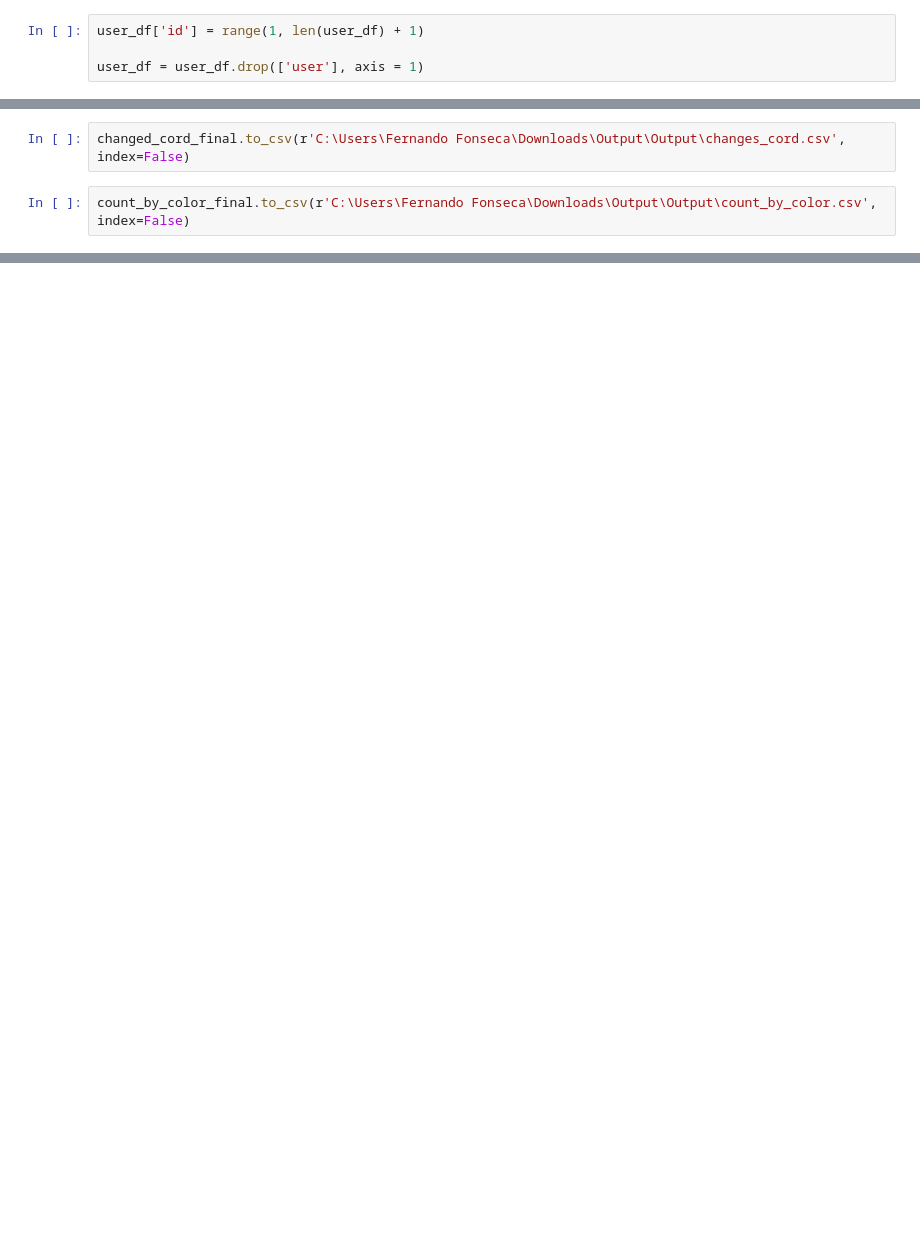
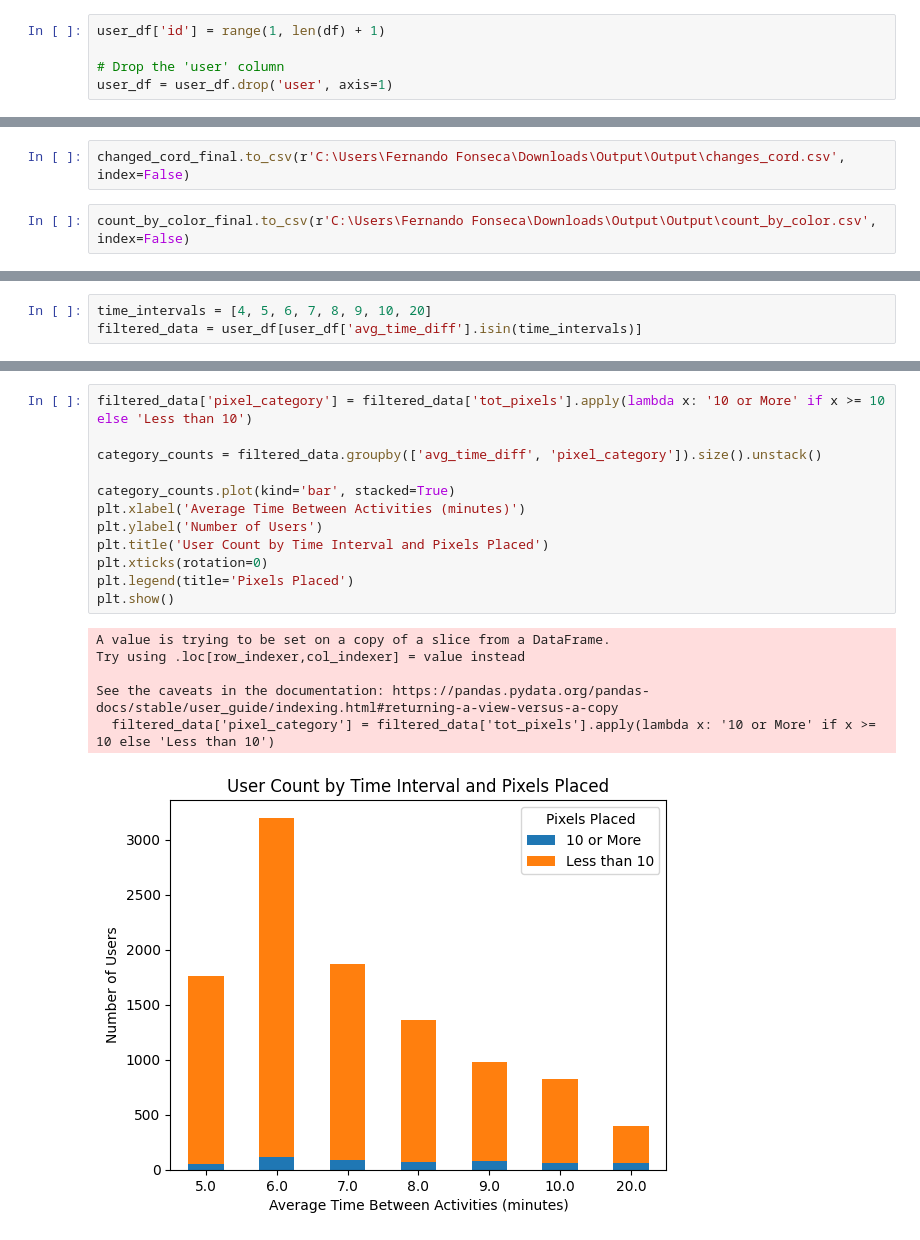
Before and after one commit to alexahildebrand/CloudComputing2, a Jupyter notebook: merging_summary_statistics.ipynb, the cells around one changed output, grey strips where cells are left out. Cells and saved outputs as stored; diff of their text form; blank space fills up the shorter version.

```diff
--- a/merging_summary_statistics.ipynb
+++ b/merging_summary_statistics.ipynb
@@ -413,7 +383,8 @@ user_df
 | 8520738 | zzzx8RjteNN3ctg2wCJKoHujFjipe04oh... | #000000#FFA800#FFA800#FFA800#FFA8... | 8 | 355,307323,175300,172327,176310,1... | 56.0 | 57.0 | 91.373077 | 455.059714 |
 | 8520739 | zzzyKoWFuXZ5fG46Fr5izLfUAw6H7BTx/... | #811E9F | 1 | -291,401 | 1.0 | 1.0 | NaN | NaN |
 8520740 rows × 8 columns
-# %%
-user_df['id'] = range(1, len(user_df) + 1)
-
-user_df = user_df.drop(['user'], axis = 1)
+# %%
+user_df['id'] = range(1, len(df) + 1)
+
+# Drop the 'user' column
+user_df = user_df.drop('user', axis=1)
@@ -425,0 +425,3 @@ count_by_color_final.to_csv(r'C:\Users\Fernando Fonseca\Downloads\Output\Output\
+# %%
+time_intervals = [4, 5, 6, 7, 8, 9, 10, 20]
+filtered_data = user_df[user_df['avg_time_diff'].isin(time_intervals)]
@@ -425,0 +444,19 @@ count_by_color_final.to_csv(r'C:\Users\Fernando Fonseca\Downloads\Output\Output\
+# %%
+filtered_data['pixel_category'] = filtered_data['tot_pixels'].apply(lambda x: '10 or More' if x >= 10 else 'Less than 10')
+
+category_counts = filtered_data.groupby(['avg_time_diff', 'pixel_category']).size().unstack()
+
+category_counts.plot(kind='bar', stacked=True)
+plt.xlabel('Average Time Between Activities (minutes)')
+plt.ylabel('Number of Users')
+plt.title('User Count by Time Interval and Pixels Placed')
+plt.xticks(rotation=0)
+plt.legend(title='Pixels Placed')
+plt.show()
+# %% [output]
+A value is trying to be set on a copy of a slice from a DataFrame.
+Try using .loc[row_indexer,col_indexer] = value instead
+
+See the caveats in the documentation: https://pandas.pydata.org/pandas-docs/stable/user_guide/indexing.html#returning-a-view-versus-a-copy
+  filtered_data['pixel_category'] = filtered_data['tot_pixels'].apply(lambda x: '10 or More' if x >= 10 else 'Less than 10')
+[figure, added]
```
Also changed, not shown: parts of 22 cells of this notebook.
